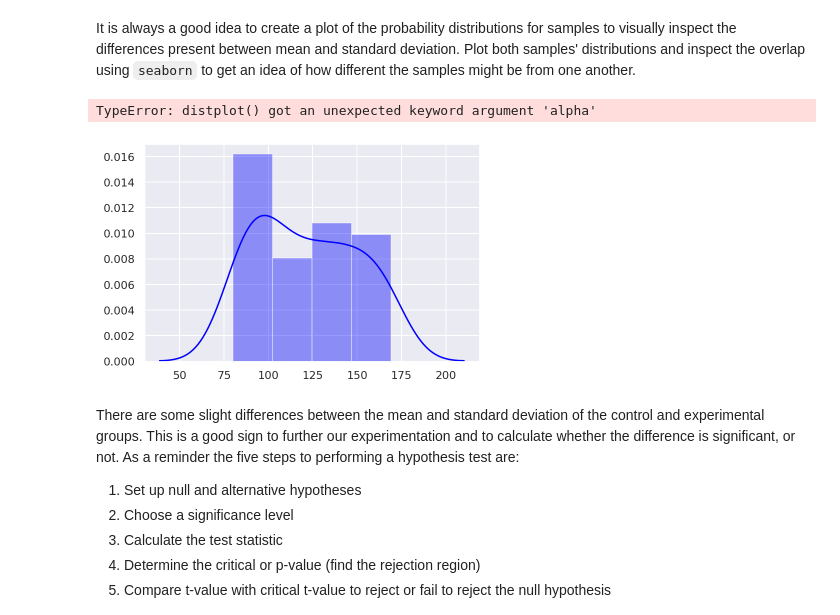
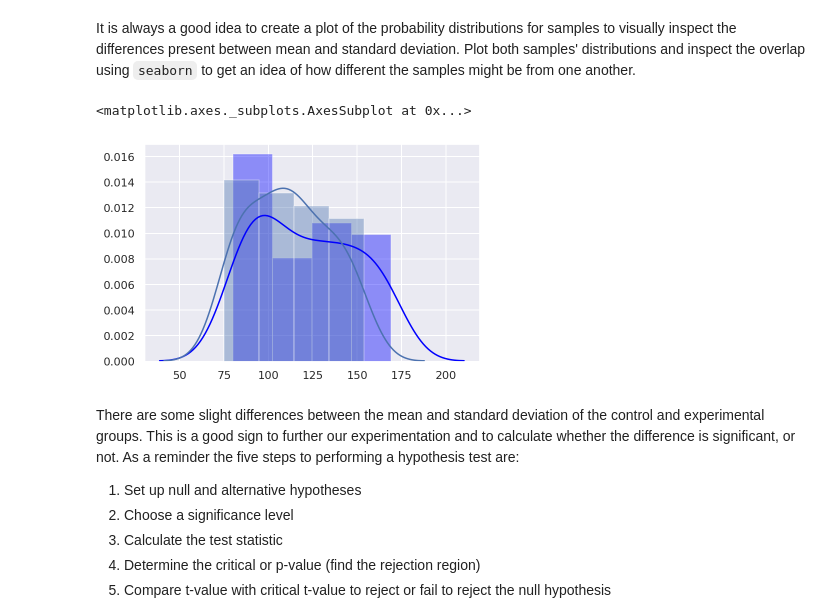
Before and after one commit to gywooo1/dsc-two-sample-t-tests-lab-hbs-ds-060120, a Jupyter notebook: index.ipynb, the cells around one changed output. Drawn from its saved outputs; the diff is of its cells as text; code cells hidden in the pictures.

```diff
--- a/index.ipynb
+++ b/index.ipynb
@@ -56,11 +56,11 @@ It is always a good idea to create a plot of the probability distributions for s
 # %%
 # Create a plot showing overlapping of distribution means and sds for inspection
 sns.set(color_codes=True)
 sns.distplot(control, color='blue')
-sns.distplot(experimental, color='orange', alpha=0.5)
+sns.distplot(experimental)
 # %% [output]
-TypeError: distplot() got an unexpected keyword argument 'alpha'
+<matplotlib.axes._subplots.AxesSubplot at 0x...>
-[figure, old version]
+[figure, new version]
 # %% [markdown]
 There are some slight differences between the mean and standard deviation of the control and experimental groups. This is a good sign to further our experimentation and to calculate whether the difference is significant, or not. As a reminder the five steps to performing a hypothesis test are:
 
```
